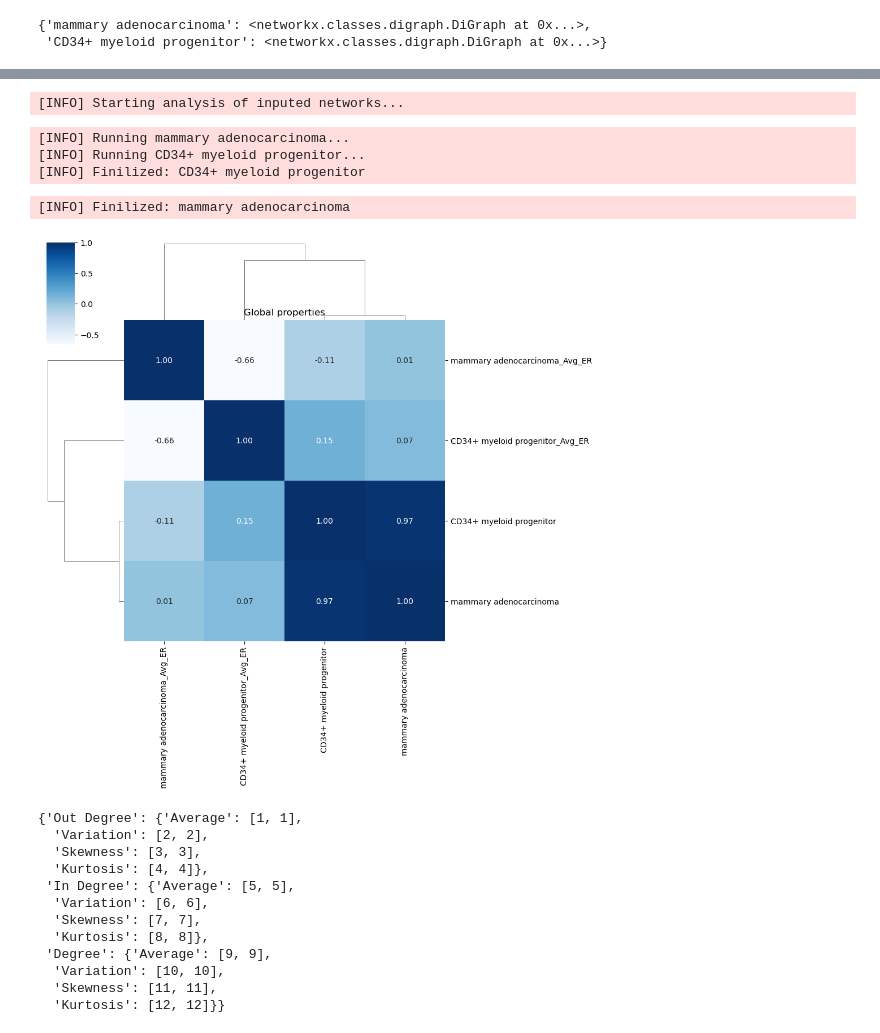
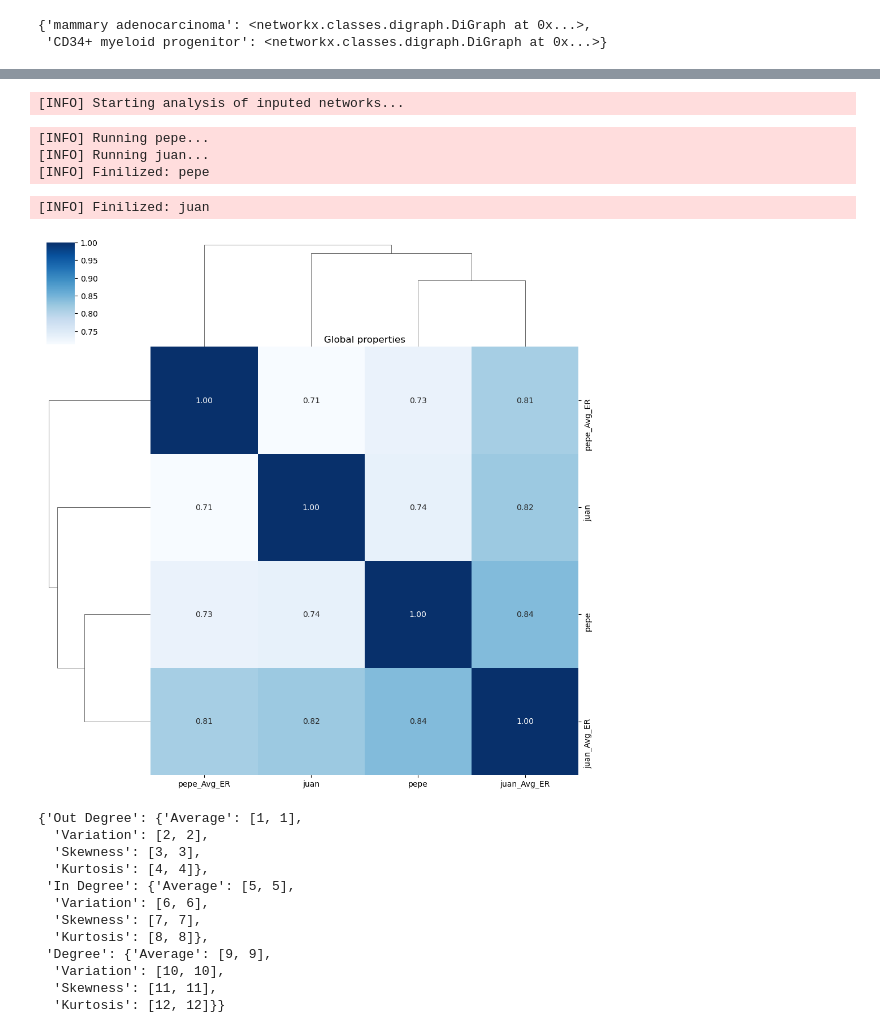
Before and after one commit to freyrelab/netective, a Jupyter notebook: legacy/prop_notebooks/Mouse_Analysis.ipynb, the cells around one changed output, grey strips where cells are left out. Drawn from its saved outputs; the diff is of its cells as text; code cells hidden in the pictures.

```diff
--- a/legacy/prop_notebooks/Mouse_Analysis.ipynb
+++ b/legacy/prop_notebooks/Mouse_Analysis.ipynb
@@ -181,18 +183,18 @@ characterize_network(G= er_1, name= 'ER', norm= 'network', verbose='debug')
 # %%
 import networkx as nx
 from netective import compare_structure
 nets = {
     'pepe' : nx.erdos_renyi_graph(n= 100, p=0.3, directed=True),
     'juan' : nx.erdos_renyi_graph(n= 100, p=0.4, directed=True)
 }
-compare_structure(test, workers=4, norm='network', return_prop_dicts= False, erdos_renyi=3, verbose='debug');
+compare_structure(nets, workers=4, norm='network', return_prop_dicts= False, erdos_renyi=3, verbose='debug');
 # %% [output]
 [INFO] Starting analysis of inputed networks...
-[INFO] Running mammary adenocarcinoma...
-[INFO] Running CD34+ myeloid progenitor...
-[INFO] Finilized: CD34+ myeloid progenitor
+[INFO] Running pepe...
+[INFO] Running juan...
+[INFO] Finilized: pepe
-[INFO] Finilized: mammary adenocarcinoma
+[INFO] Finilized: juan
-[figure, old version]
+[figure, new version]
 # %%
 distribuciones = {
     'net_1' : {
```
Also changed, not shown: parts of 2 cells of this notebook, 4 other files.
